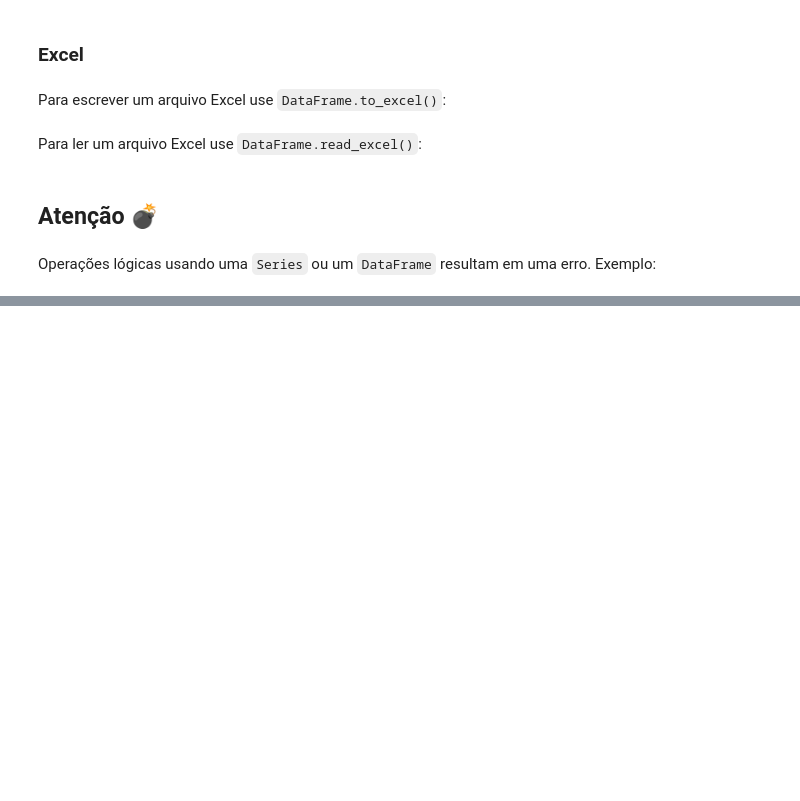
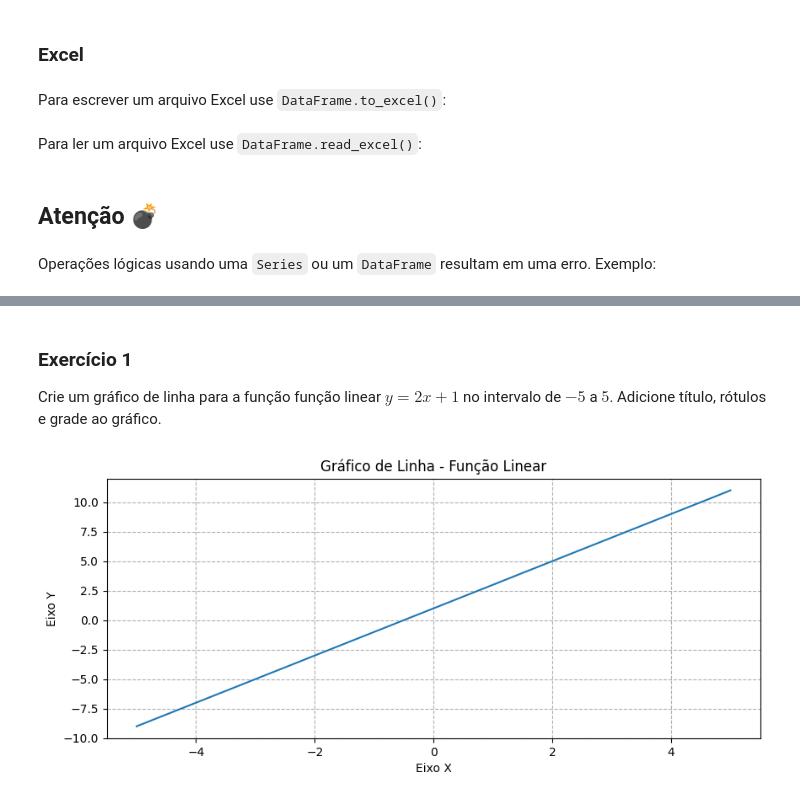
Before and after one commit to py241026093/CEE2, a Jupyter notebook: aulas.ipynb, the cells around one changed output, grey strips where cells are left out. Saved outputs shown, nothing was run; the diff lists cells and outputs as text; code cells hidden in the pictures; blank space fills up the shorter version.

Commit message:
04/12/2024 - Gráficos (Matplotlib) - Exercício 1

```diff
--- a/aulas.ipynb
+++ b/aulas.ipynb
@@ -4123,0 +3975,19 @@ Operações lógicas usando uma `Series` ou um `DataFrame` resultam em uma erro.
+# %% [markdown]
+### Exercício 1
+
+Crie um gráfico de linha para a função função linear $𝑦=2𝑥+1$
+no intervalo de $-5$ a $5$. Adicione título, rótulos e grade ao gráfico.
+# %%
+import numpy as np
+import matplotlib.pyplot as plt
+x=np.linspace(-5,5)
+y= 2*x + 1
+plt.figure(figsize=(10,4))
+plt.plot(x,y)
+plt.title("Gráfico de Linha - Função Linear")
+plt.xlabel("Eixo X")
+plt.ylabel("Eixo Y")
+plt.grid(linestyle=("--"))
+plt.show()
+# %% [output]
+[figure, added]
```
Also changed, not shown: parts of 46 cells of this notebook.
